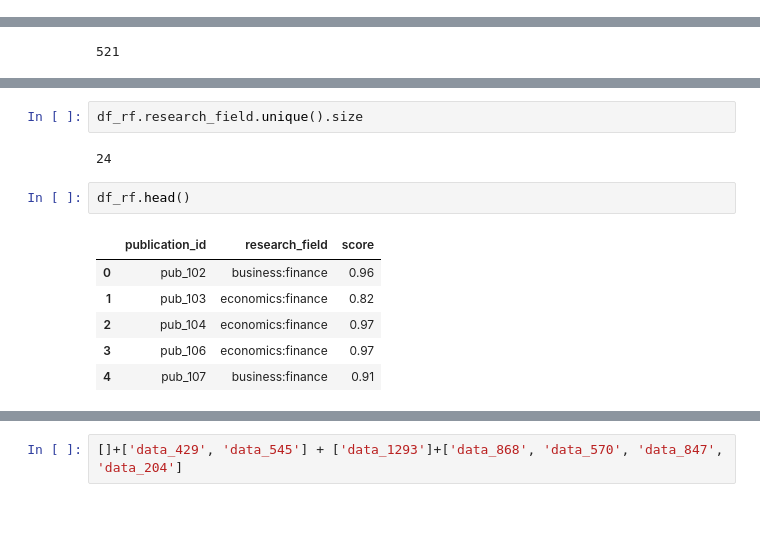
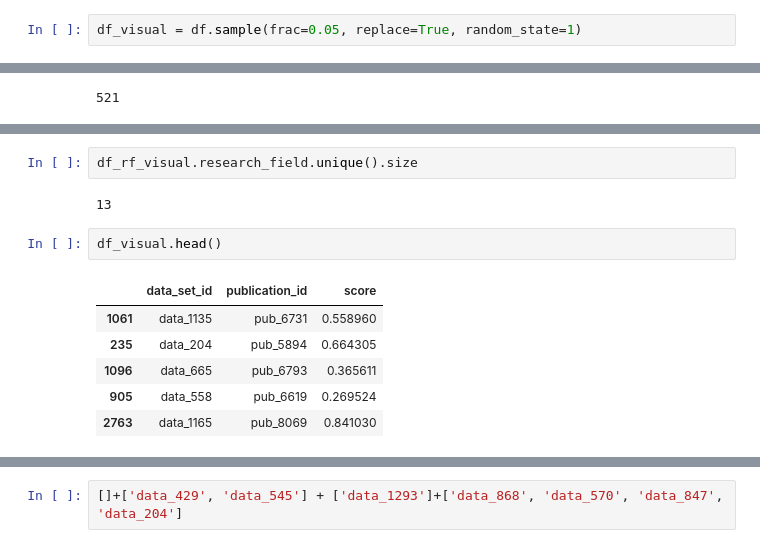
Before and after one commit to rich-context-capstone-2019/Rich-Context-Capstone, a Jupyter notebook: prototype-networkx.ipynb, the cells around one changed output, grey strips where cells are left out. Cells and saved outputs as stored; diff of their text form; blank space fills up the shorter version.

```diff
--- a/prototype-networkx.ipynb
+++ b/prototype-networkx.ipynb
@@ -20,2 +24,4 @@ df.head()
+# %%
+df_visual = df.sample(frac=0.05, replace=True, random_state=1)
 # %%
 G = nx.Graph()
@@ -175,13 +197,13 @@ G.neighbors('business:finance')
 # %%
-df_rf.research_field.unique().size
+df_rf_visual.research_field.unique().size
 # %% [output]
-24
+13
 # %%
-df_rf.head()
+df_visual.head()
 # %% [output]
-|  | publication_id | research_field | score |
-| 0 | pub_102 | business:finance | 0.96 |
-| 1 | pub_103 | economics:finance | 0.82 |
-| 2 | pub_104 | economics:finance | 0.97 |
-| 3 | pub_106 | economics:finance | 0.97 |
-| 4 | pub_107 | business:finance | 0.91 |
+|  | data_set_id | publication_id | score |
+| 1061 | data_1135 | pub_6731 | 0.558960 |
+| 235 | data_204 | pub_5894 | 0.664305 |
+| 1096 | data_665 | pub_6793 | 0.365611 |
+| 905 | data_558 | pub_6619 | 0.269524 |
+| 2763 | data_1165 | pub_8069 | 0.841030 |
```
Also changed, not shown: parts of 31 cells of this notebook.
